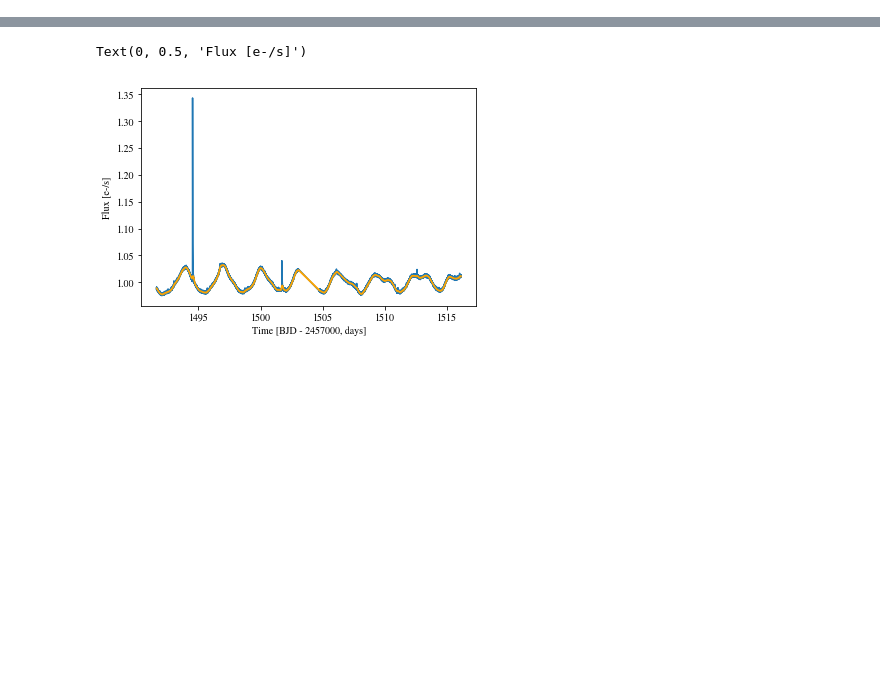
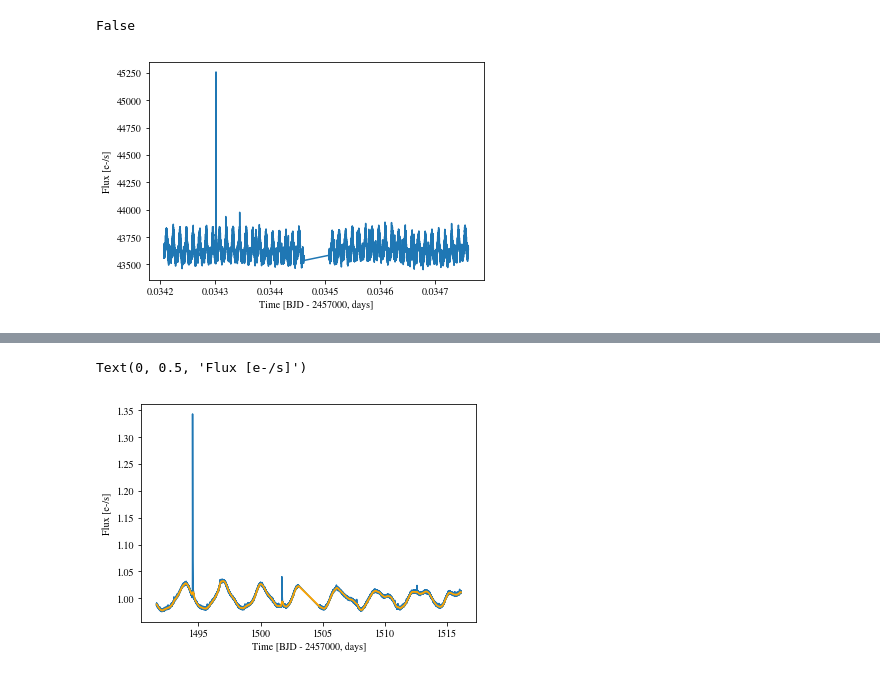
Before and after one commit to spencerw/tess_flare, a Jupyter notebook: gaussianProcess.ipynb, the cells around one changed output, grey strips where cells are left out. Drawn from its saved outputs; the diff is of its cells as text; code cells hidden in the pictures; blank space fills up the shorter version.

```diff
--- a/gaussianProcess.ipynb
+++ b/gaussianProcess.ipynb
@@ -70,3 +117,12 @@ Text(0, 0.5, 'Flux [e-/s]')
+# %%
+median = np.nanmedian(flux)
+plt.plot(time/median, flux)
+plt.xlabel('Time [BJD - 2457000, days]')
+plt.ylabel('Flux [e-/s]')
+np.isnan(time).any()
+# %% [output]
+False
+[figure, added]
 # %%
 from astropy.stats import LombScargle
 
```
Also changed, not shown: parts of 13 cells of this notebook.
